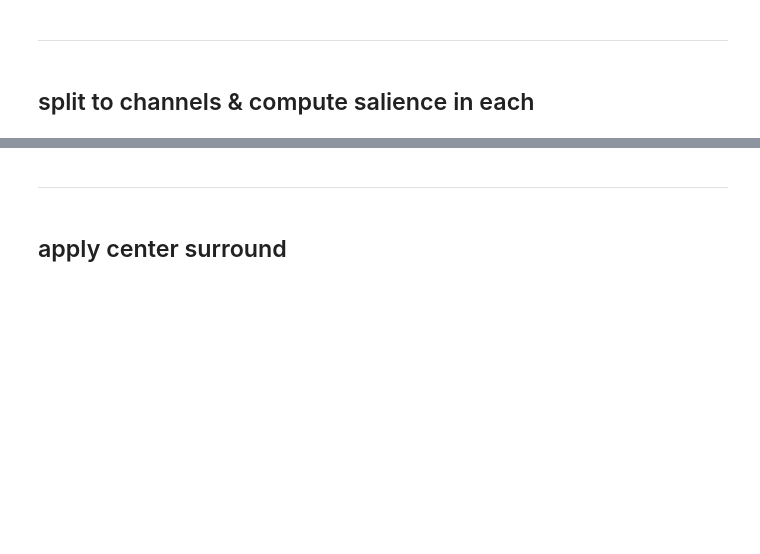
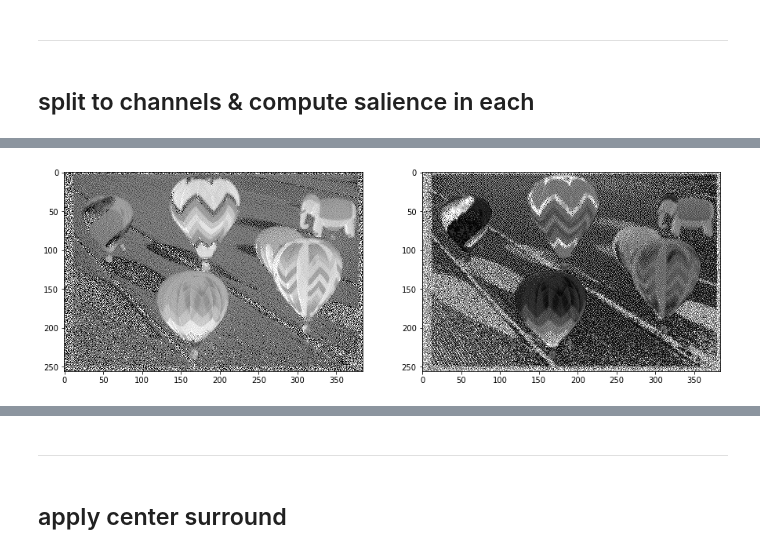
Before and after one commit to alTeska/face_saliency, a Jupyter notebook: DevelopmentNotebook.ipynb, the cells around one changed output, grey strips where cells are left out. Drawn from its saved outputs; the diff is of its cells as text; code cells hidden in the pictures; blank space fills up the shorter version.

```diff
--- a/DevelopmentNotebook.ipynb
+++ b/DevelopmentNotebook.ipynb
@@ -73,0 +105,12 @@ ax[2].imshow(img_list[2]);
+# %%
+by = np.divide((b - np.minimum(r,g)), np.maximum(np.maximum(r,g),b)) # (B-Y)
+by_no_nan = np.nan_to_num(by)
+# %%
+rg = ((r - g) /np.maximum(np.maximum(r,g),b)); # (R-G)
+rg_no_nan = np.nan_to_num(rg)
+# %%
+fig, ax = plt.subplots(1, 2, figsize=(15,15))
+ax[0].imshow(rg)
+ax[1].imshow(by);
+# %% [output]
+[figure, added]
```
Also changed, not shown: parts of 27 cells of this notebook.
